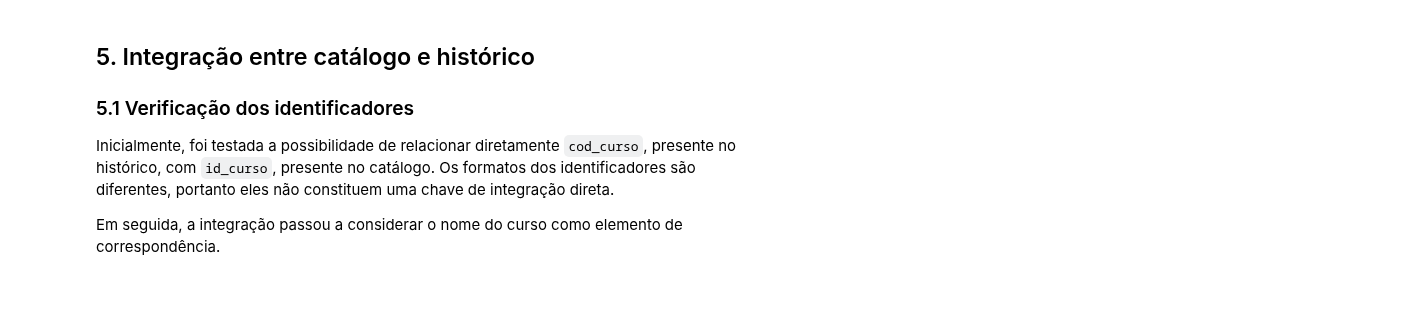
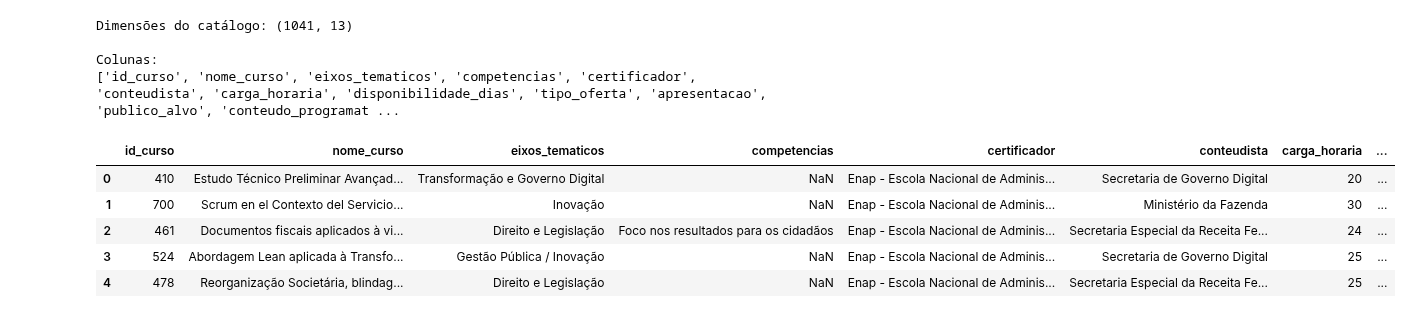
Before and after one commit to Allana691/Projeto-aplicado-III, a Jupyter notebook: codigo/01_preparacao_de_dados.ipynb, the cells around one changed output. Saved outputs shown, nothing was run; the diff lists cells and outputs as text; code cells hidden in the pictures; blank space fills up the shorter version.

```diff
--- a/codigo/01_preparacao_de_dados.ipynb
+++ b/codigo/01_preparacao_de_dados.ipynb
@@ -92,22 +149,23 @@ O caminho abaixo foi mantido exatamente como utilizado no computador em que a pr
 # %%
-caminho_catalogo = r"C:\Users\PAULO\Documents\Banco de dados\4 semestre\PROJETO APLICADO III\data set\catalogo.csv"
-
 catalogo = con.execute(f"""
     SELECT *
-    FROM read_csv_auto('{caminho_catalogo}')
+    FROM read_csv_auto('{arquivo_catalogo.as_posix()}')
 """).df()
 
 print("Dimensões do catálogo:", catalogo.shape)
 
 print("\nColunas:")
 print(catalogo.columns.tolist())
 
 catalogo.head()
+# %% [output]
+Dimensões do catálogo: (1041, 13)
+
+Colunas:
+['id_curso', 'nome_curso', 'eixos_tematicos', 'competencias', 'certificador', 'conteudista', 'carga_horaria', 'disponibilidade_dias', 'tipo_oferta', 'apresentacao', 'publico_alvo', 'conteudo_programat ...
+|  | id_curso | nome_curso | eixos_tematicos | competencias | certificador | conteudista | carga_horaria | ... |
+| 0 | 410 | Estudo Técnico Preliminar Avançad... | Transformação e Governo Digital | NaN | Enap - Escola Nacional de Adminis... | Secretaria de Governo Digital | 20 | ... |
+| 1 | 700 | Scrum en el Contexto del Servicio... | Inovação | NaN | Enap - Escola Nacional de Adminis... | Ministério da Fazenda | 30 | ... |
+| 2 | 461 | Documentos fiscais aplicados à vi... | Direito e Legislação | Foco nos resultados para os cidadãos | Enap - Escola Nacional de Adminis... | Secretaria Especial da Receita Fe... | 24 | ... |
+| 3 | 524 | Abordagem Lean aplicada à Transfo... | Gestão Pública / Inovação | NaN | Enap - Escola Nacional de Adminis... | Secretaria de Governo Digital | 25 | ... |
+| 4 | 478 | Reorganização Societária, blindag... | Direito e Legislação | NaN | Enap - Escola Nacional de Adminis... | Secretaria Especial da Receita Fe... | 25 | ... |
-# %% [markdown]
-## 5. Integração entre catálogo e histórico
-
-### 5.1 Verificação dos identificadores
-
-Inicialmente, foi testada a possibilidade de relacionar diretamente `cod_curso`, presente no histórico, com `id_curso`, presente no catálogo. Os formatos dos identificadores são diferentes, portanto eles não constituem uma chave de integração direta.
-
-Em seguida, a integração passou a considerar o nome do curso como elemento de correspondência.
```
Also changed, not shown: parts of 84 cells of this notebook, 1 other file.
